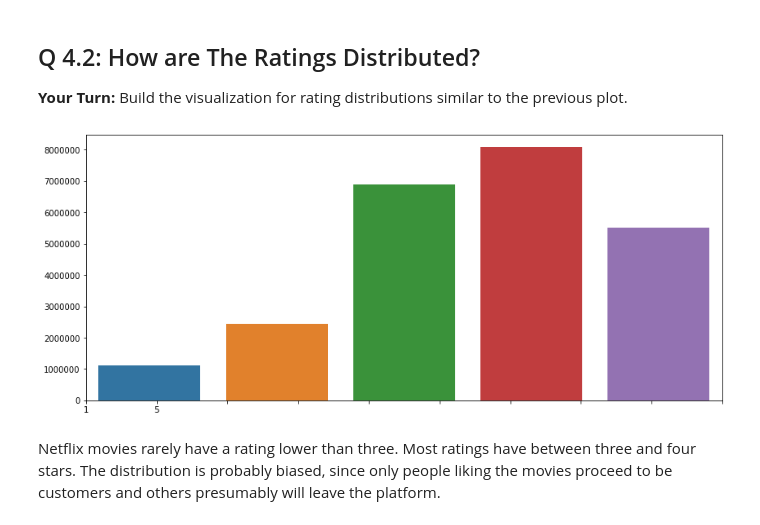
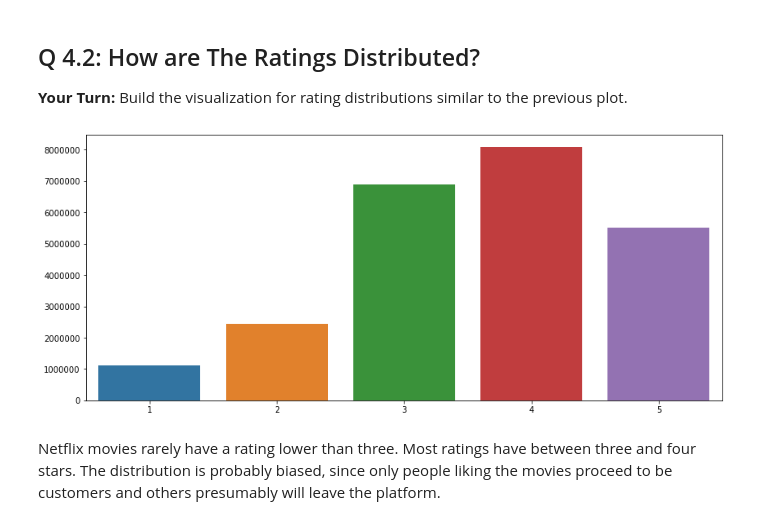
Before and after one commit to baconwill/mec-mini-proj, a Jupyter notebook: mec-17.4.1-recommendation-systems-mini-project/Mini_Project_Recommendation_Systems.ipynb, the cells around one changed output. Saved outputs shown, nothing was run; the diff lists cells and outputs as text; code cells hidden in the pictures.

```diff
--- a/mec-17.4.1-recommendation-systems-mini-project/Mini_Project_Recommendation_Systems.ipynb
+++ b/mec-17.4.1-recommendation-systems-mini-project/Mini_Project_Recommendation_Systems.ipynb
@@ -247,18 +247,20 @@ __Your Turn:__ Build the visualization for rating distributions similar to the p
 # %%
 fig, ax = plt.subplots(1, 1, figsize=(14, 6))
 
 data = df['Rating'].value_counts().sort_index()
 x = data.index.map(int)
 y = data.values
 
 sns.barplot(x, y)
 xmin, xmax = plt.xlim()
-xtick_labels = [x[0]] + list(x[10:-10:10]) + [x[-1]]
-plt.xticks(ticks=np.linspace(xmin, xmax, 10), labels=xtick_labels);
+xtick_labels = list(x)
+# xtick_labels = [x[0]] + list(x[10:-10:10]) + [x[-1]]
+# plt.xticks(ticks=np.linspace(xmin, xmax, 10), labels=xtick_labels);
 
 # print(df)
+# print(list(x))
 # %% [output]
-[figure, old version]
+[figure, new version]
 # %% [markdown]
 Netflix movies rarely have a rating lower than three. Most ratings have between three and four stars.
 The distribution is probably biased, since only people liking the movies proceed to be customers and others presumably will leave the platform.
```
Also changed, not shown: parts of 42 cells of this notebook.
